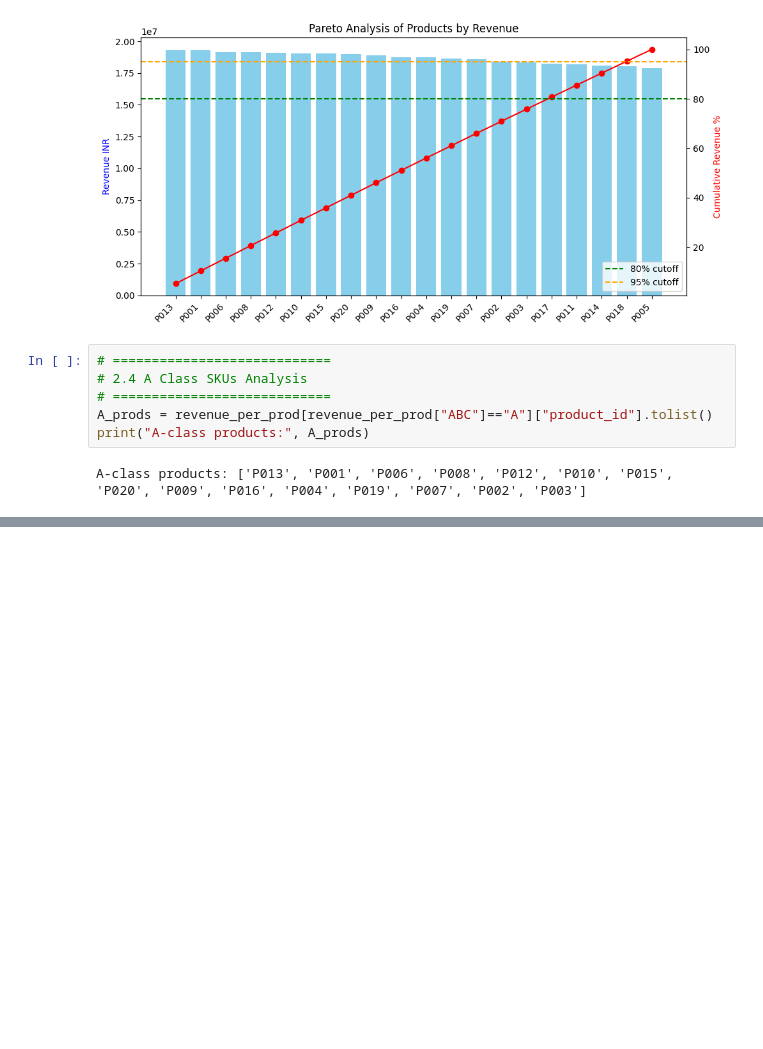
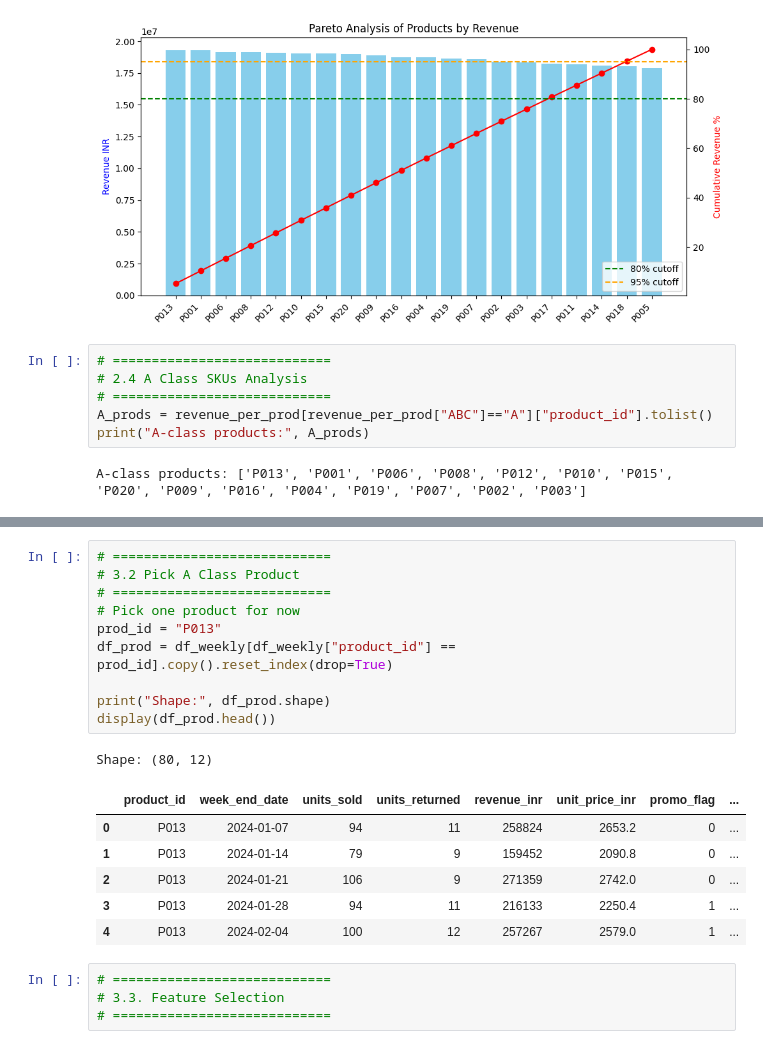
Before and after one commit to sanjaydinesh19/lstm-footwear-analysis, a Jupyter notebook: LSTM_Pipeline.ipynb, the cells around one changed output, grey strips where cells are left out. Drawn from its saved outputs; the diff is of its cells as text; blank space fills up the shorter version.

```diff
--- a/LSTM_Pipeline.ipynb
+++ b/LSTM_Pipeline.ipynb
@@ -269,0 +278,22 @@ A-class products: ['P013', 'P001', 'P006', 'P008', 'P012', 'P010', 'P015', 'P020
+# %%
+# ============================
+# 3.2 Pick A Class Product
+# ============================
+# Pick one product for now
+prod_id = "P013"
+df_prod = df_weekly[df_weekly["product_id"] == prod_id].copy().reset_index(drop=True)
+
+print("Shape:", df_prod.shape)
+display(df_prod.head())
+# %% [output]
+Shape: (80, 12)
+|  | product_id | week_end_date | units_sold | units_returned | revenue_inr | unit_price_inr | promo_flag | ... |
+| 0 | P013 | 2024-01-07 | 94 | 11 | 258824 | 2653.2 | 0 | ... |
+| 1 | P013 | 2024-01-14 | 79 | 9 | 159452 | 2090.8 | 0 | ... |
+| 2 | P013 | 2024-01-21 | 106 | 9 | 271359 | 2742.0 | 0 | ... |
+| 3 | P013 | 2024-01-28 | 94 | 11 | 216133 | 2250.4 | 1 | ... |
+| 4 | P013 | 2024-02-04 | 100 | 12 | 257267 | 2579.0 | 1 | ... |
+# %%
+# ============================
+# 3.3. Feature Selection
+# ============================
```
Also changed, not shown: parts of 1 cell of this notebook.
